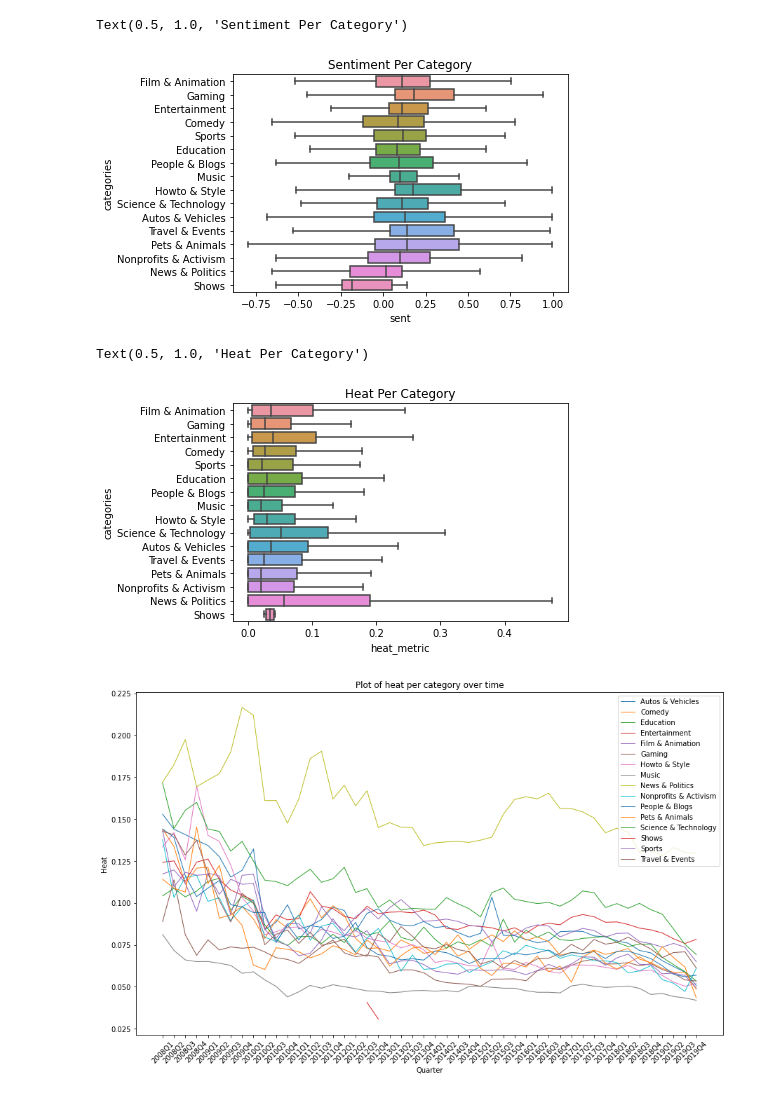
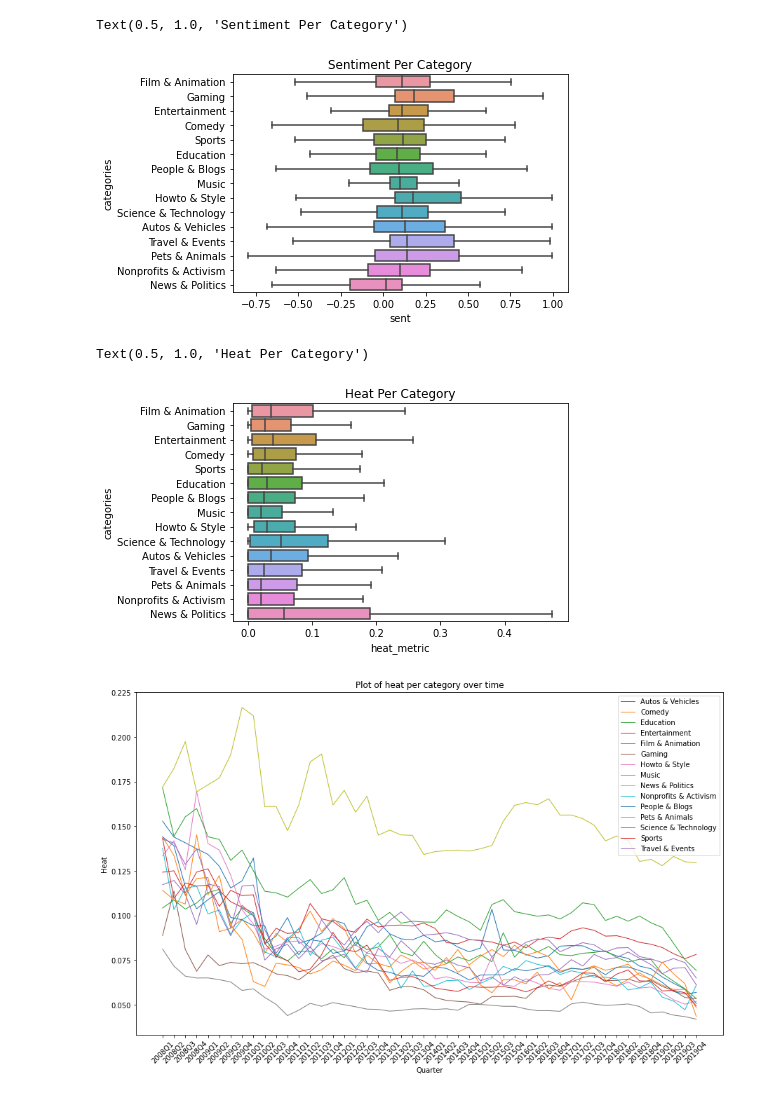
Before and after one commit to epfl-ada/ada-2022-project-powerrangers, a Jupyter notebook: reduce_data_fixed.ipynb, the cells around one changed output. Cells and saved outputs as stored; diff of their text form; code cells hidden in the pictures.

```diff
--- a/reduce_data_fixed.ipynb
+++ b/reduce_data_fixed.ipynb
@@ -97,6 +97,7 @@ dt.head()
 from datetime import datetime
 dt['upload_date'] = pd.to_datetime(dt['upload_date'], errors='coerce')
 dt = dt.loc[dt['upload_date']>=datetime(2008,1,1)]
+dt = dt.loc[dt['categories'] != 'Shows']
 # %%
 import seaborn as sns
 
@@ -128,30 +129,32 @@ plt.show()
 sns.boxplot(data=dt, y="categories", x="sent", showfliers=False).set_title('Sentiment Per Category')
 # %% [output]
 Text(0.5, 1.0, 'Sentiment Per Category')
-[figure, old version]
+[figure, new version]
 # %%
 sns.boxplot(data=dt, y="categories", x="heat_metric", showfliers=False).set_title('Heat Per Category')
 # %% [output]
 Text(0.5, 1.0, 'Heat Per Category')
-[figure, old version]
+[figure, new version]
 # %%
 grp_cat = dt.groupby(['categories'])
 fig = plt.figure(figsize=(15, 9))
 ax = fig.add_subplot(111)
 ax.set_xticklabels(dt.groupby(pd.PeriodIndex(dt['upload_date'], freq="Q"))['heat_metric'].mean().index.map(str).to_list(), rotation=45)
 for grp in grp_cat:
+    if grp[0] == 'Shows':
+        continue
     # grp.groupby()
     sent_mean = grp[1].groupby(pd.PeriodIndex(grp[1]['upload_date'], freq="Q"))['heat_metric'].mean()
     sent_mean = pd.DataFrame({'mean_heat' : sent_mean}).reset_index()
     sent_mean = sent_mean.set_index('upload_date').resample('Q').asfreq().fillna(0)
     ax.plot(sent_mean.index.map(str).to_list(), sent_mean['mean_heat'].to_list(), linewidth=1, label=grp[0])
 
 
 
 plt.xlabel('Quarter')
 plt.ylabel('Heat')
 plt.title('Plot of heat per category over time')
 plt.legend()
 plt.show()
 # %% [output]
-[figure, old version]
+[figure, new version]
```
Also changed, not shown: parts of 1 cell of this notebook, 1 other file.
